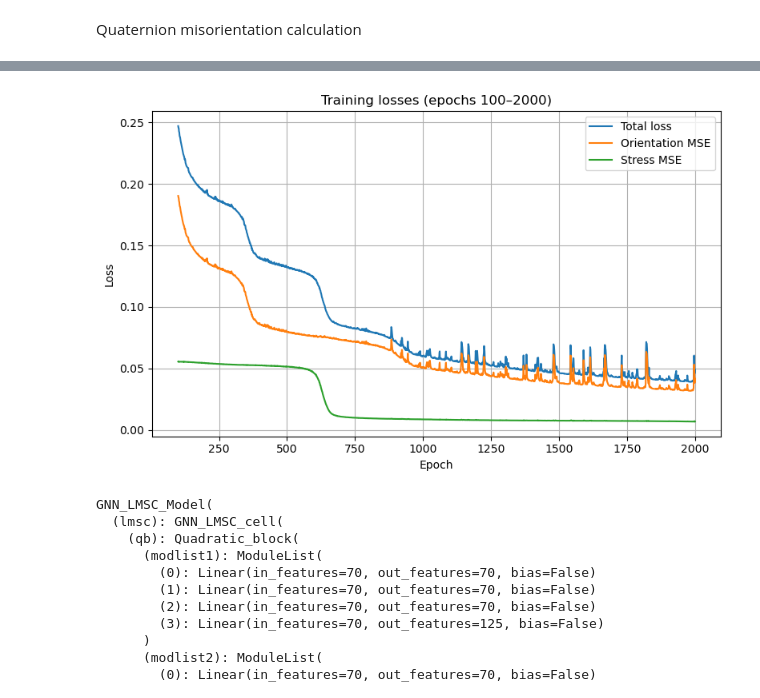
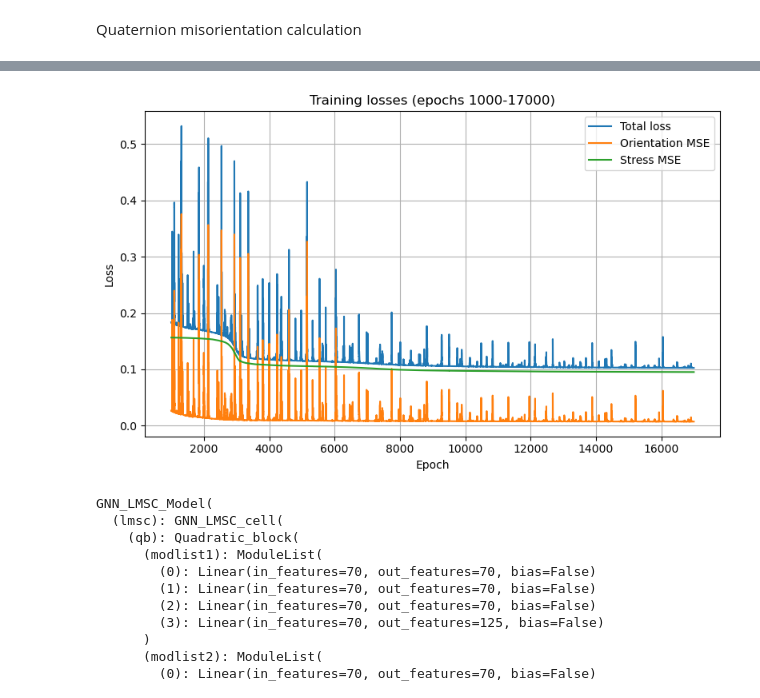
Before and after one commit to Machine-Intelligence-Characterisation/GNN-for-Grain-Track, a Jupyter notebook: TGNN/tgnn_simulation_model.ipynb, the cells around one changed output, grey strips where cells are left out. Cells and saved outputs as stored; diff of their text form; code cells hidden in the pictures.

```diff
--- a/TGNN/tgnn_simulation_model.ipynb
+++ b/TGNN/tgnn_simulation_model.ipynb
@@ -599,7 +599,7 @@ import os
 model.train()
 
 optimizer = torch.optim.Adam(model.parameters(), lr=1e-4)
-num_epochs = 5000
+num_epochs = 25000
 
 criterion = MultiTaskMSELoss(
     ori_weight=1.0,
@@ -692,26 +820,26 @@ KeyboardInterrupt:
 # %%
 import matplotlib.pyplot as plt
 
 # epochs = range(1, num_epochs + 1)
-start_epoch = 100
-end_epoch = 2000
+start_epoch = 1000
+end_epoch = 17000
 
 epochs = range(start_epoch, end_epoch)
 
 plt.figure(figsize=(8, 5))
 plt.plot(epochs, train_history["total"][start_epoch:end_epoch], label="Total loss")
 plt.plot(epochs, train_history["ori"][start_epoch:end_epoch], label="Orientation MSE")
 plt.plot(epochs, train_history["stress"][start_epoch:end_epoch], label="Stress MSE")
 
 plt.xlabel("Epoch")
 plt.ylabel("Loss")
 plt.title(f"Training losses (epochs {start_epoch}-{end_epoch})")
 plt.legend()
 plt.grid(True)
 plt.tight_layout()
 plt.show()
 # %% [output]
-[figure, old version]
+[figure, new version]
 # %%
 import torch
 import torch.nn.functional as F
```
Also changed, not shown: parts of 5 cells of this notebook, 2 other files.
